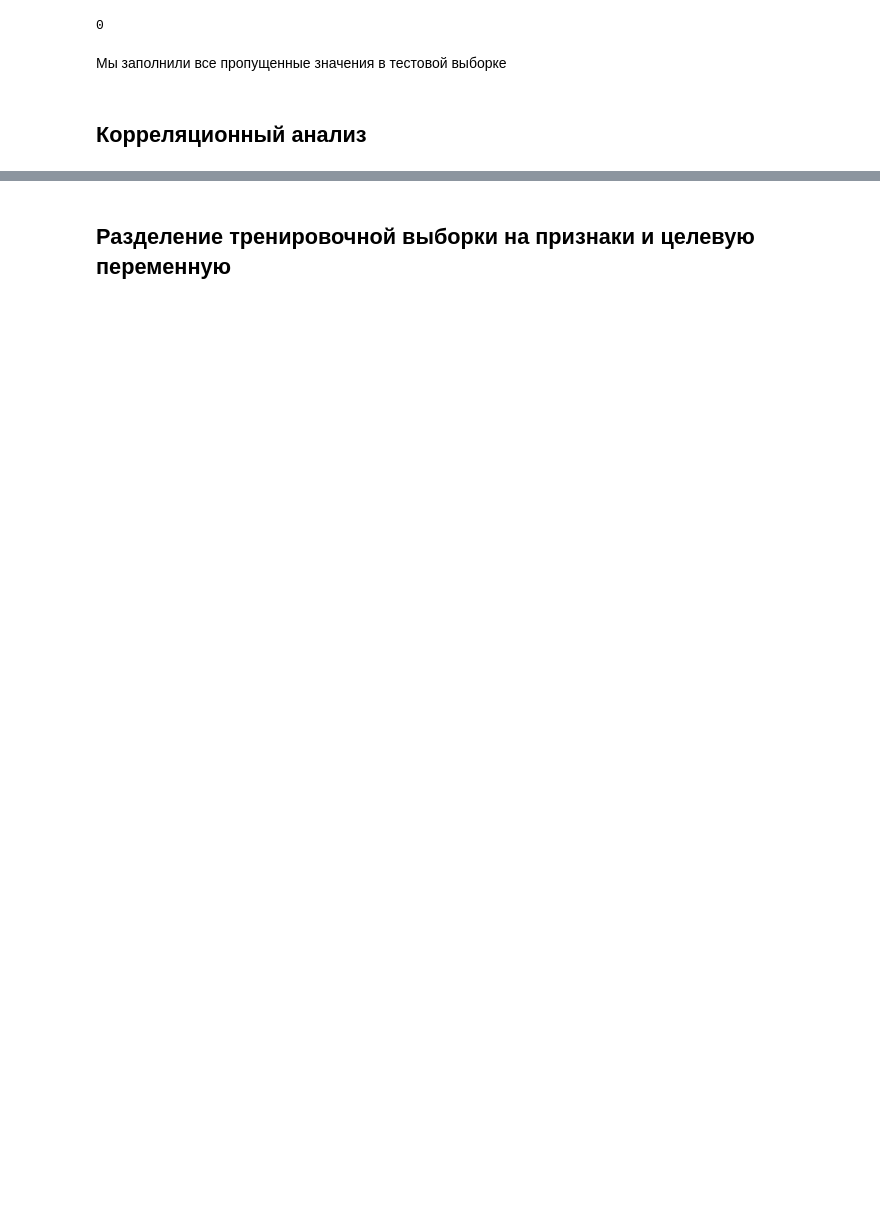
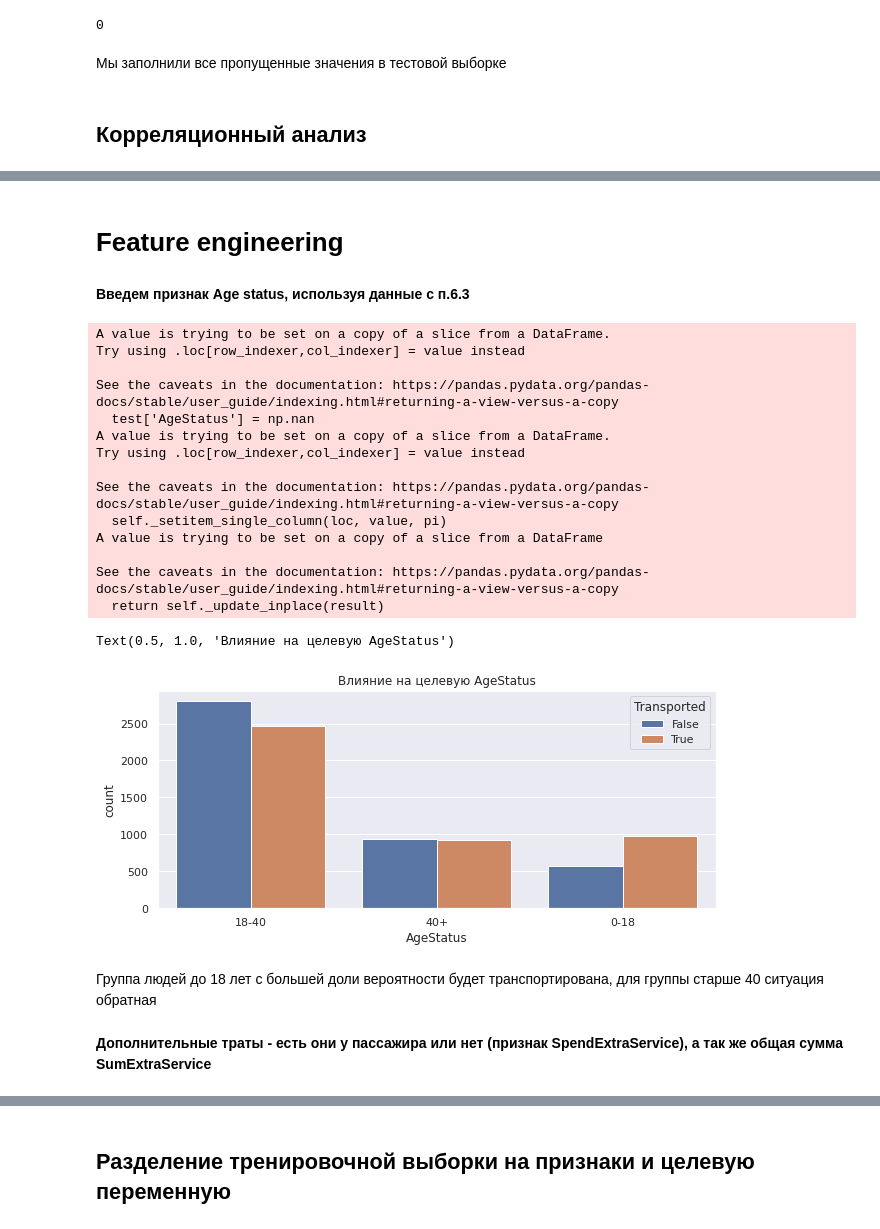
Before and after one commit to sonador88/ClassificationSpaceShip, a Jupyter notebook: prog.ipynb, the cells around one changed output, grey strips where cells are left out. Saved outputs shown, nothing was run; the diff lists cells and outputs as text; code cells hidden in the pictures; blank space fills up the shorter version.

```diff
--- a/prog.ipynb
+++ b/prog.ipynb
@@ -778,0 +893,40 @@ sns.heatmap(corr_matrix,  mask=mask, linewidths=0.1, vmax=1.0, vmin=-1.0,  squar
+# %% [markdown]
+# Feature engineering
+# %% [markdown]
+**Введем признак Age status, используя данные с п.6.3**
+# %%
+train['AgeStatus'] = np.nan
+train.loc[train.Age<18, 'AgeStatus'] = '0-18'
+train.loc[(train.Age<40) & (train.Age>=18), 'AgeStatus'] = '18-40'
+train.AgeStatus.fillna('40+', inplace=True)
+
+test['AgeStatus'] = np.nan
+test.loc[test.Age<18, 'AgeStatus'] = '0-18'
+test.loc[(test.Age<40) & (test.Age>=18), 'AgeStatus'] = '18-40'
+test.AgeStatus.fillna('40+', inplace=True)
+
+
+plt.figure(figsize=(10,4))
+g=sns.countplot(data=train, x='AgeStatus', hue='Transported')
+plt.title('Влияние на целевую AgeStatus')
+# %% [output]
+A value is trying to be set on a copy of a slice from a DataFrame.
+Try using .loc[row_indexer,col_indexer] = value instead
+
+See the caveats in the documentation: https://pandas.pydata.org/pandas-docs/stable/user_guide/indexing.html#returning-a-view-versus-a-copy
+  test['AgeStatus'] = np.nan
+A value is trying to be set on a copy of a slice from a DataFrame.
+Try using .loc[row_indexer,col_indexer] = value instead
+
+See the caveats in the documentation: https://pandas.pydata.org/pandas-docs/stable/user_guide/indexing.html#returning-a-view-versus-a-copy
+  self._setitem_single_column(loc, value, pi)
+A value is trying to be set on a copy of a slice from a DataFrame
+
+See the caveats in the documentation: https://pandas.pydata.org/pandas-docs/stable/user_guide/indexing.html#returning-a-view-versus-a-copy
+  return self._update_inplace(result)
+Text(0.5, 1.0, 'Влияние на целевую AgeStatus')
+[figure, added]
+# %% [markdown]
+Группа людей до 18 лет с большей доли вероятности будет транспортирована, для группы старше 40 ситуация обратная
+# %% [markdown]
+ **Дополнительные траты - есть они у пассажира или нет (признак SpendExtraService), а так же общая сумма SumExtraService**
```
Also changed, not shown: parts of 118 cells of this notebook.
